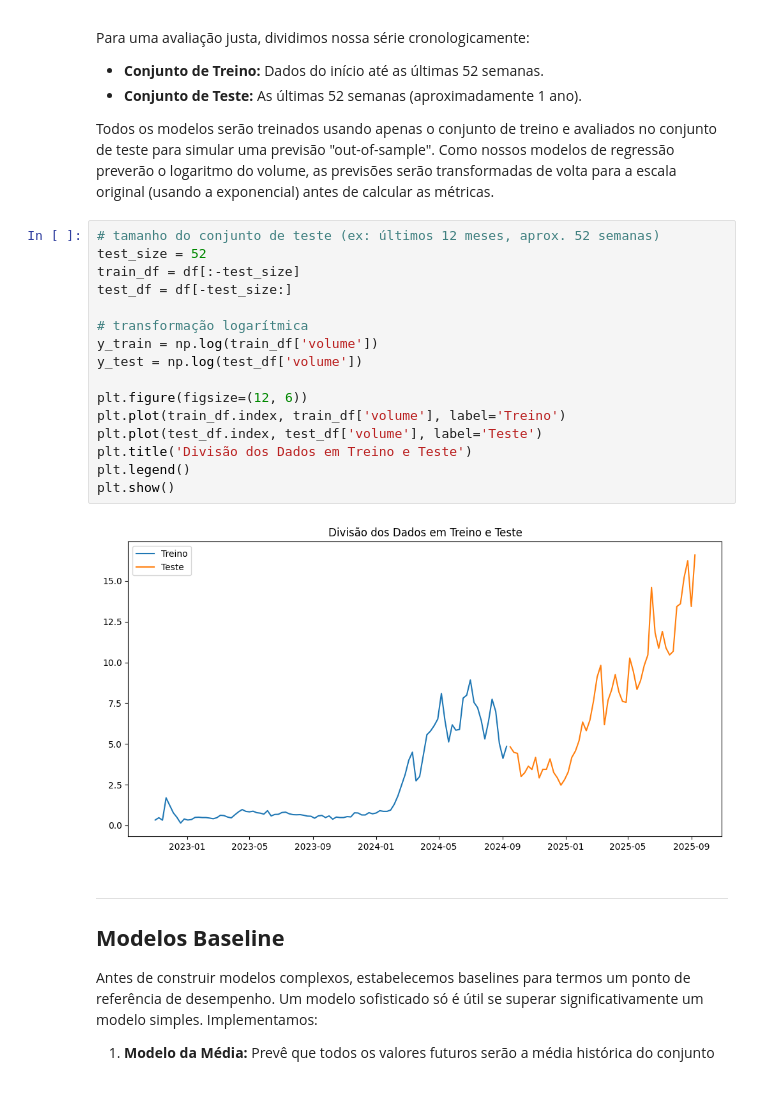
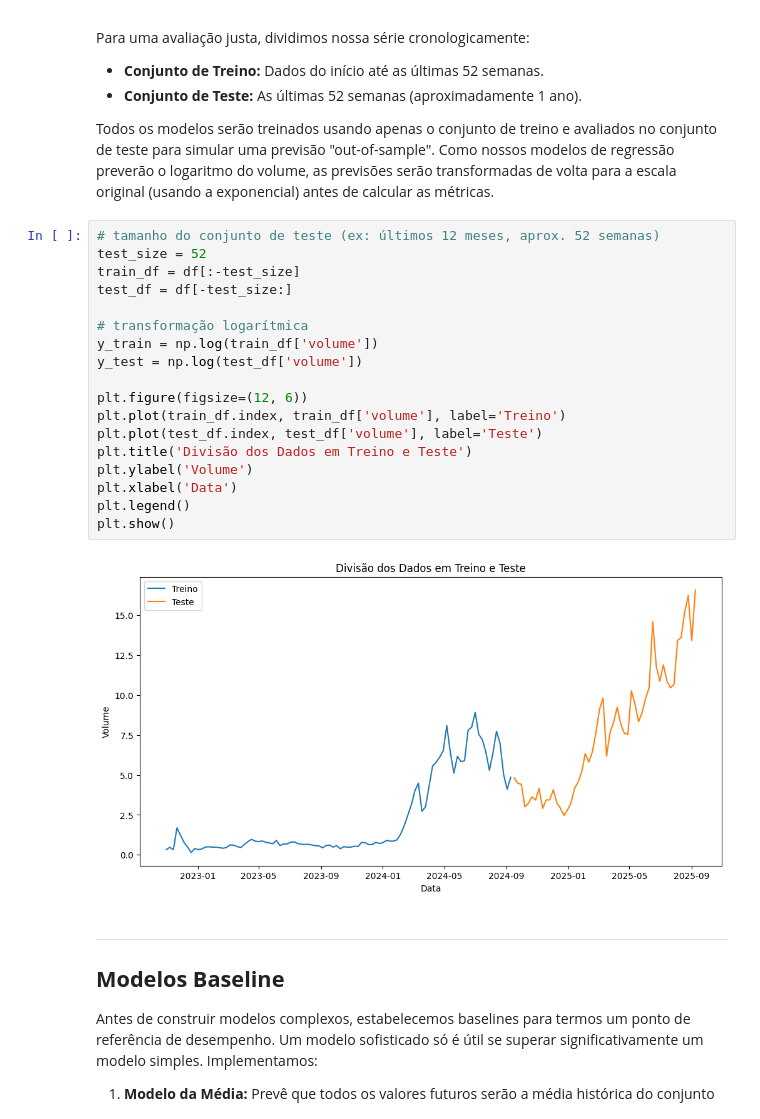
Before and after one commit to Vinasque/series_temporais, a Jupyter notebook: trabalho_a1.ipynb, the cells around one changed output. Cells and saved outputs as stored; diff of their text form; blank space fills up the shorter version.

```diff
--- a/trabalho_a1.ipynb
+++ b/trabalho_a1.ipynb
@@ -371,21 +383,23 @@ Todos os modelos serão treinados usando apenas o conjunto de treino e avaliados
 # %%
 # tamanho do conjunto de teste (ex: últimos 12 meses, aprox. 52 semanas)
 test_size = 52
 train_df = df[:-test_size]
 test_df = df[-test_size:]
 
 # transformação logarítmica
 y_train = np.log(train_df['volume'])
 y_test = np.log(test_df['volume'])
 
 plt.figure(figsize=(12, 6))
 plt.plot(train_df.index, train_df['volume'], label='Treino')
 plt.plot(test_df.index, test_df['volume'], label='Teste')
 plt.title('Divisão dos Dados em Treino e Teste')
+plt.ylabel('Volume')
+plt.xlabel('Data')
 plt.legend()
 plt.show()
 # %% [output]
-[figure, old version]
+[figure, new version]
 # %% [markdown]
 ---
 ## **Modelos Baseline**
```
Also changed, not shown: parts of 20 cells of this notebook.
